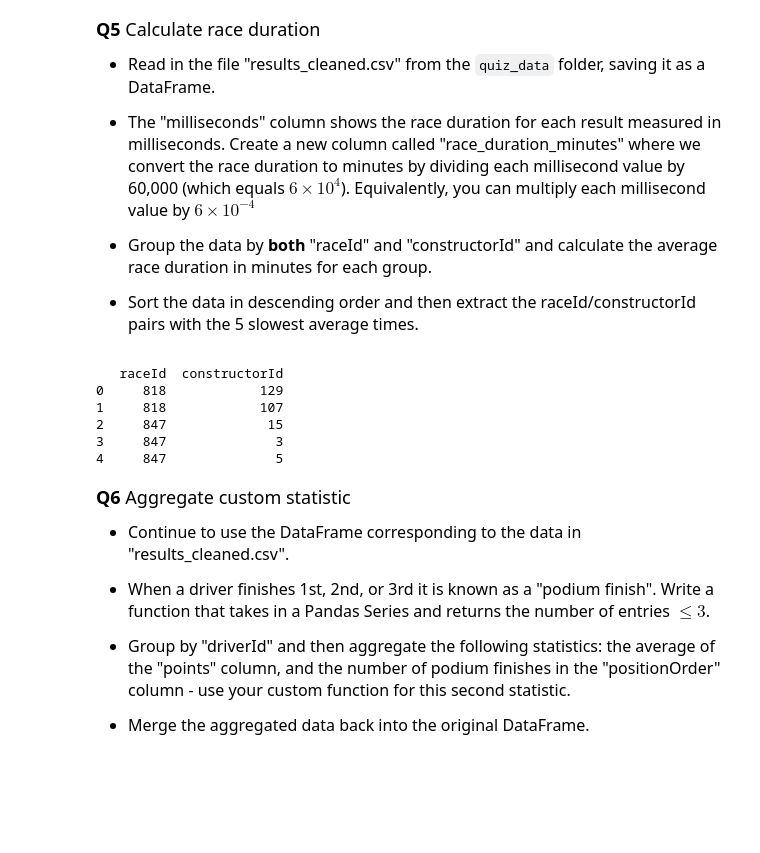
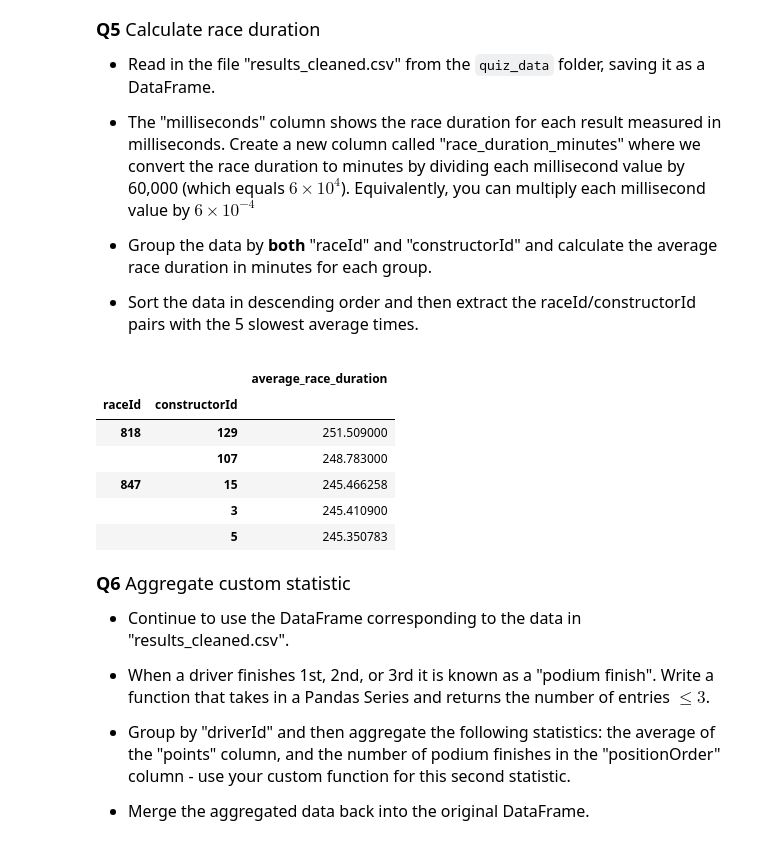
Before and after one commit to AnjiojioL/datasci151spring2026, a Jupyter notebook: _quizzes/practice_quiz_5/practice_quiz_5.ipynb, the cells around one changed output. Cells and saved outputs as stored; diff of their text form; code cells hidden in the pictures; blank space fills up the shorter version.

```diff
--- a/_quizzes/practice_quiz_5/practice_quiz_5.ipynb
+++ b/_quizzes/practice_quiz_5/practice_quiz_5.ipynb
@@ -195,18 +195,20 @@ driverId
 # %%
 # your code here
 df_results = pd.read_csv("quiz_data/results_cleaned.csv")
 df_results["race_duration_minutes"] = df_results["milliseconds"]/60000
 
 df_results_grouped = df_results.groupby(by = ["raceId", 'constructorId']).agg(average_race_duration = ("race_duration_minutes", "mean"))
-df_results_5_slowest = df_results_grouped.sort_values(by = "average_race_duration", ascending = False).iloc[0:5, :].reset_index()
-print(df_results_5_slowest[["raceId", "constructorId"]])
+df_results_5_slowest = df_results_grouped.sort_values(by = "average_race_duration", ascending = False).head(5)
+df_results_5_slowest
+# print(df_results_5_slowest[["raceId", "constructorId"]])
 # %% [output]
-   raceId  constructorId
-0     818            129
-1     818            107
-2     847             15
-3     847              3
-4     847              5
+|  |  | average_race_duration |
+| raceId | constructorId |  |
+| 818 | 129 | 251.509000 |
+|  | 107 | 248.783000 |
+| 847 | 15 | 245.466258 |
+|  | 3 | 245.410900 |
+|  | 5 | 245.350783 |
 # %% [markdown]
 <font size = "4">
 
```
